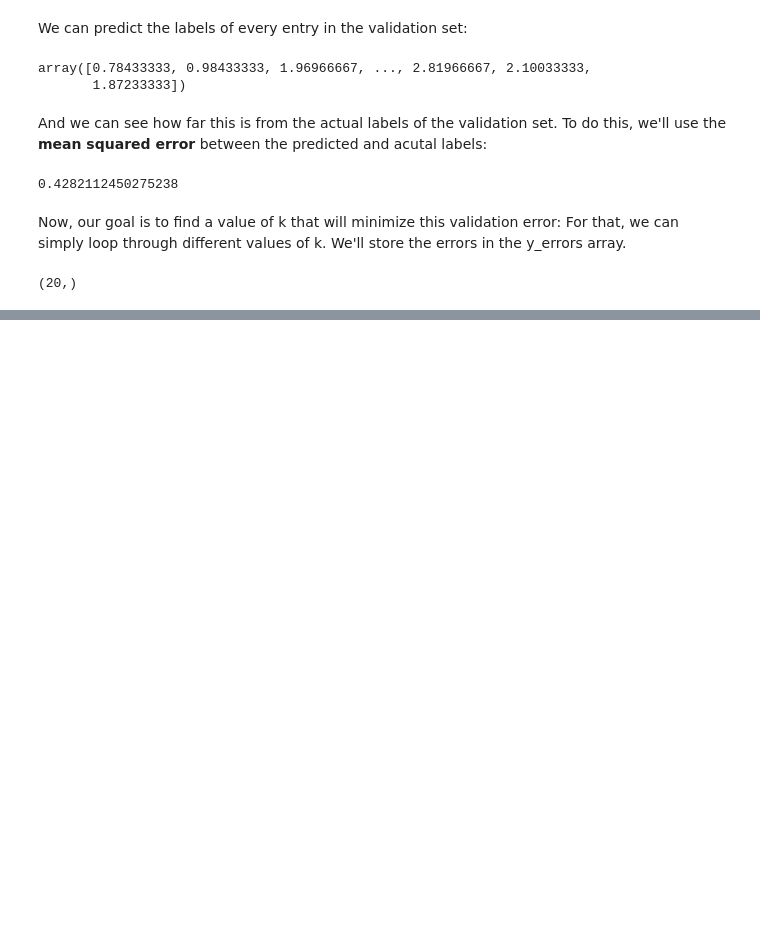
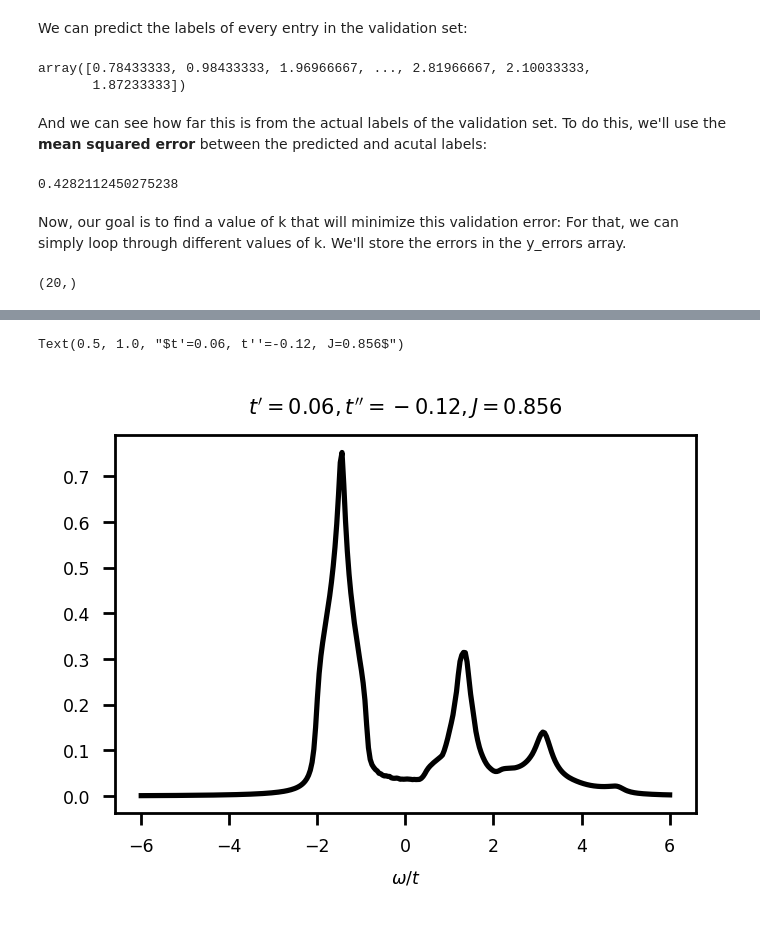
Before and after one commit to JackieLee23/KNN-Tutorial, a Jupyter notebook: KNN_tutorial.ipynb, the cells around one changed output, grey strips where cells are left out. Saved outputs shown, nothing was run; the diff lists cells and outputs as text; code cells hidden in the pictures; blank space fills up the shorter version.

```diff
--- a/KNN_tutorial.ipynb
+++ b/KNN_tutorial.ipynb
@@ -367,0 +368,15 @@ Now, let's take everything we've learned, and apply it to something more relevan
+# %%
+train_set = np.load("Data/train-set.npz")
+X_train = train_set['params']
+y_train = train_set['dos']
+print(f"Training features: {X_train.shape}, training labels: {y_train.shape}")
+
+val_set = np.load("Data/val-set.npz")
+X_val = val_set['params']
+y_val = val_set['dos']
+print(f"Validation inputs: {X_val.shape}, validation labels: {y_val.shape}")
+
+test_set = np.load("Data/test-set.npz")
+X_test = val_set['params']
+y_test = val_set['dos']
+print(f"Testing inputs: {X_test.shape}, testing labels: {y_test.shape}")
@@ -367,0 +395,11 @@ Now, let's take everything we've learned, and apply it to something more relevan
+# %%
+t1, t2, j = X_train[0]
+dos = y_train[0]
+
+fig, ax = plt.subplots()
+ax.plot(np.linspace(-6, 6, 301), dos, color = "black")
+ax.set_xlabel("$\omega/t$")
+ax.set_title(f"$t'={t1}, t''={t2}, J={j}$")
+# %% [output]
+Text(0.5, 1.0, "$t'=0.06, t''=-0.12, J=0.856$")
+[figure, added]
```
Also changed, not shown: parts of 66 cells of this notebook.
